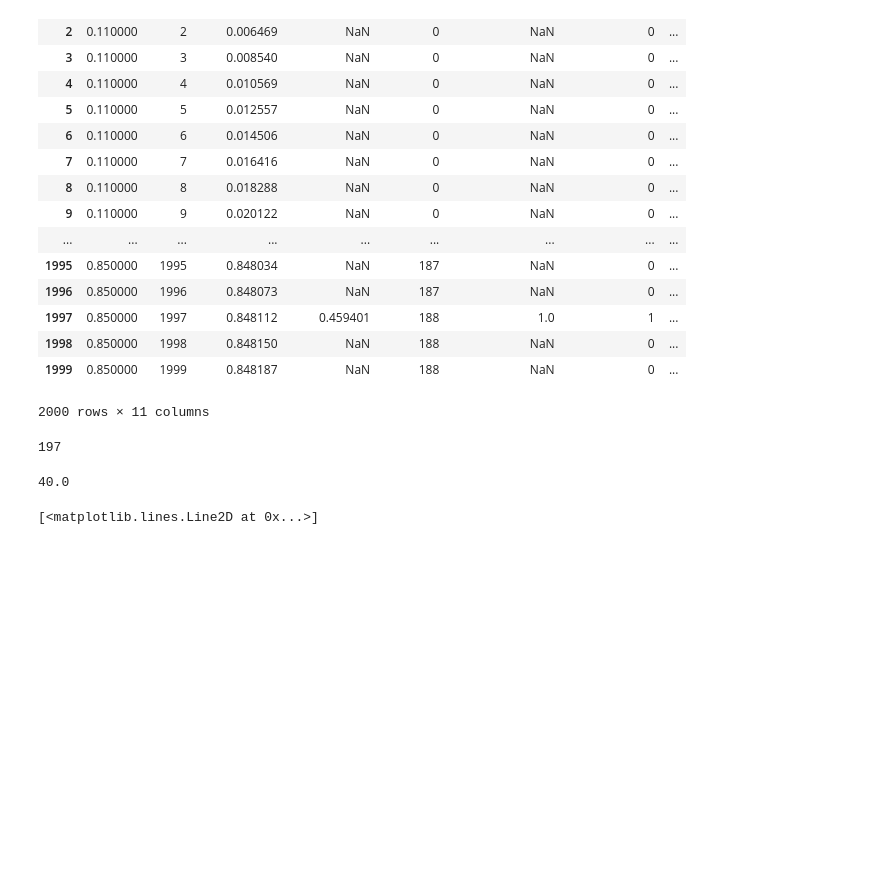
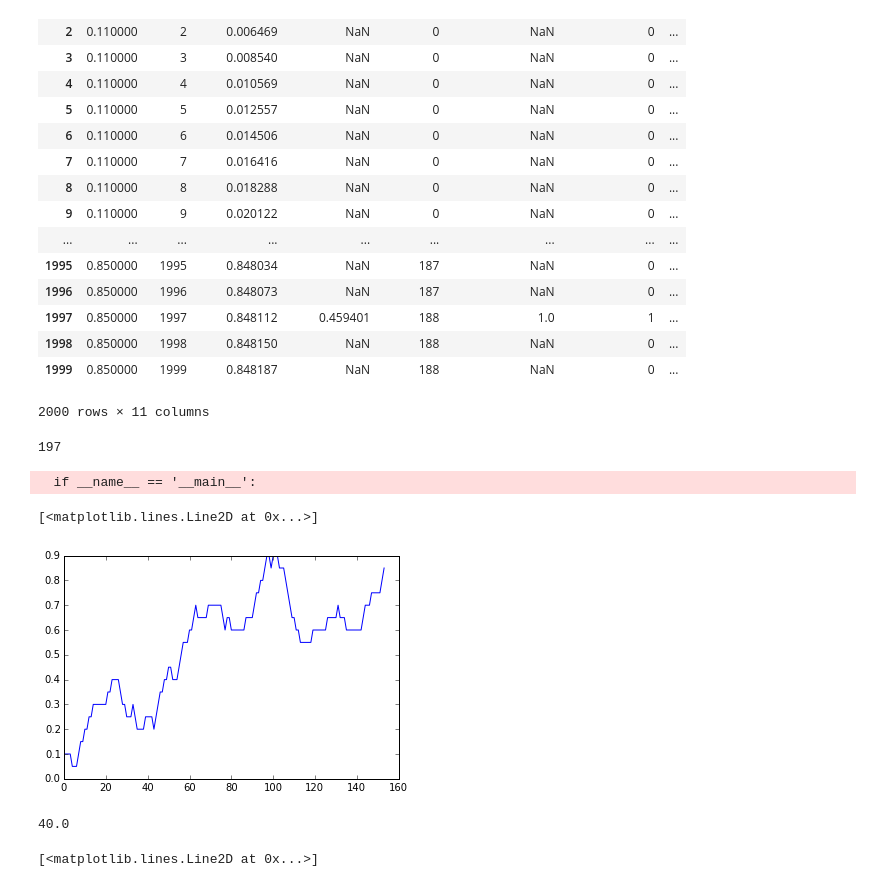
Before and after one commit to melkherj/puddle, a Jupyter notebook: InspectResults.ipynb, the cells around one changed output. Saved outputs shown, nothing was run; the diff lists cells and outputs as text; code cells hidden in the pictures; blank space fills up the shorter version.

```diff
--- a/InspectResults.ipynb
+++ b/InspectResults.ipynb
@@ -281,6 +281,12 @@ results
 sum((results['n_labeled_correct']>=0))
 # %% [output]
 197
+# %%
+plt.plot(pd.rolling_mean(results[results['n_labeled_correct']>=0]['n_labeled_correct'],20)[20:])
+# %% [output]
+  if __name__ == '__main__':
+[<matplotlib.lines.Line2D at 0x...>]
+[figure, added]
 # %%
 #&(results['labeled_score']>0.5)
 flag = random.sample(np.nonzero((results['n_labeled_correct']>=0))[0],40)
```
Also changed, not shown: parts of 2 cells of this notebook, 3 other files.
